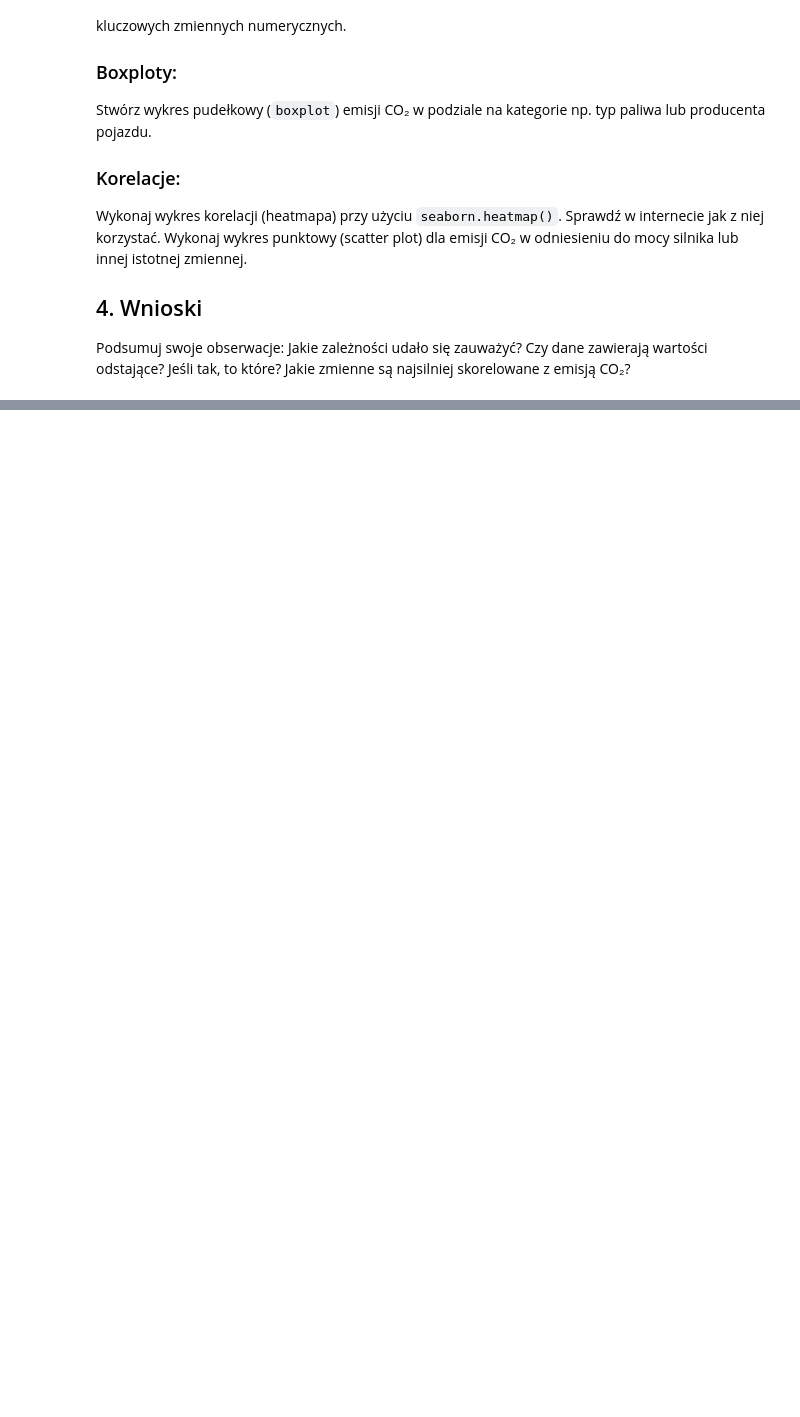
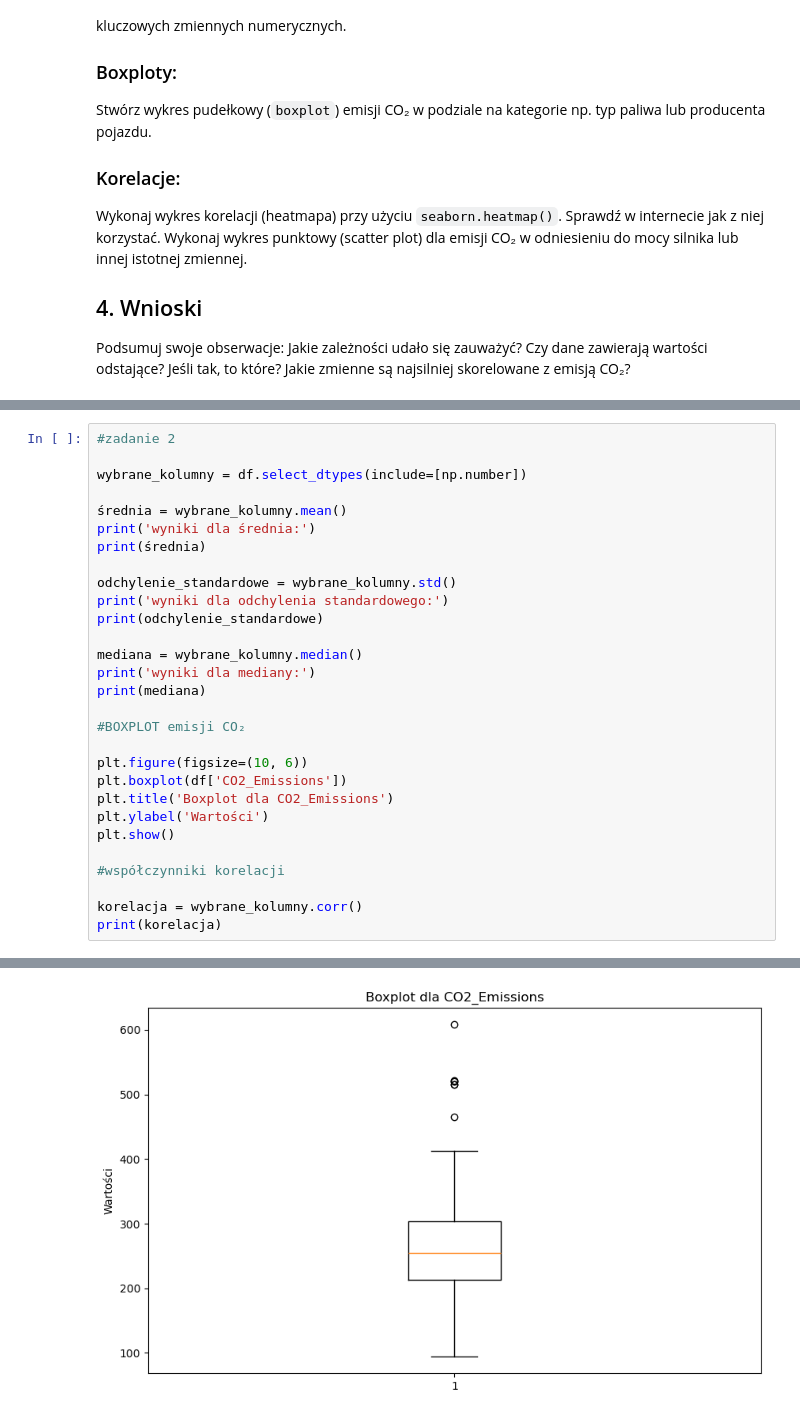
Before and after one commit to annlyd1986/labaJDA, a Jupyter notebook: codes/Laba25_homework.ipynb, the cells around one changed output, grey strips where cells are left out. Cells and saved outputs as stored; diff of their text form; blank space fills up the shorter version.

```diff
--- a/codes/Laba25_homework.ipynb
+++ b/codes/Laba25_homework.ipynb
@@ -42,0 +92,30 @@ display(df)
+# %%
+#zadanie 2
+
+wybrane_kolumny = df.select_dtypes(include=[np.number])
+
+średnia = wybrane_kolumny.mean()
+print('wyniki dla średnia:')
+print(średnia)
+
+odchylenie_standardowe = wybrane_kolumny.std()
+print('wyniki dla odchylenia standardowego:')
+print(odchylenie_standardowe)
+
+mediana = wybrane_kolumny.median()
+print('wyniki dla mediany:')
+print(mediana)
+
+#BOXPLOT emisji CO₂
+
+plt.figure(figsize=(10, 6))
+plt.boxplot(df['CO2_Emissions'])
+plt.title('Boxplot dla CO2_Emissions')
+plt.ylabel('Wartości')
+plt.show()
+
+#współczynniki korelacji
+
+korelacja = wybrane_kolumny.corr()
+print(korelacja)
+# %% [output]
@@ -42,0 +139 @@ display(df)
+[figure, added]
```
Also changed, not shown: parts of 7 cells of this notebook.
